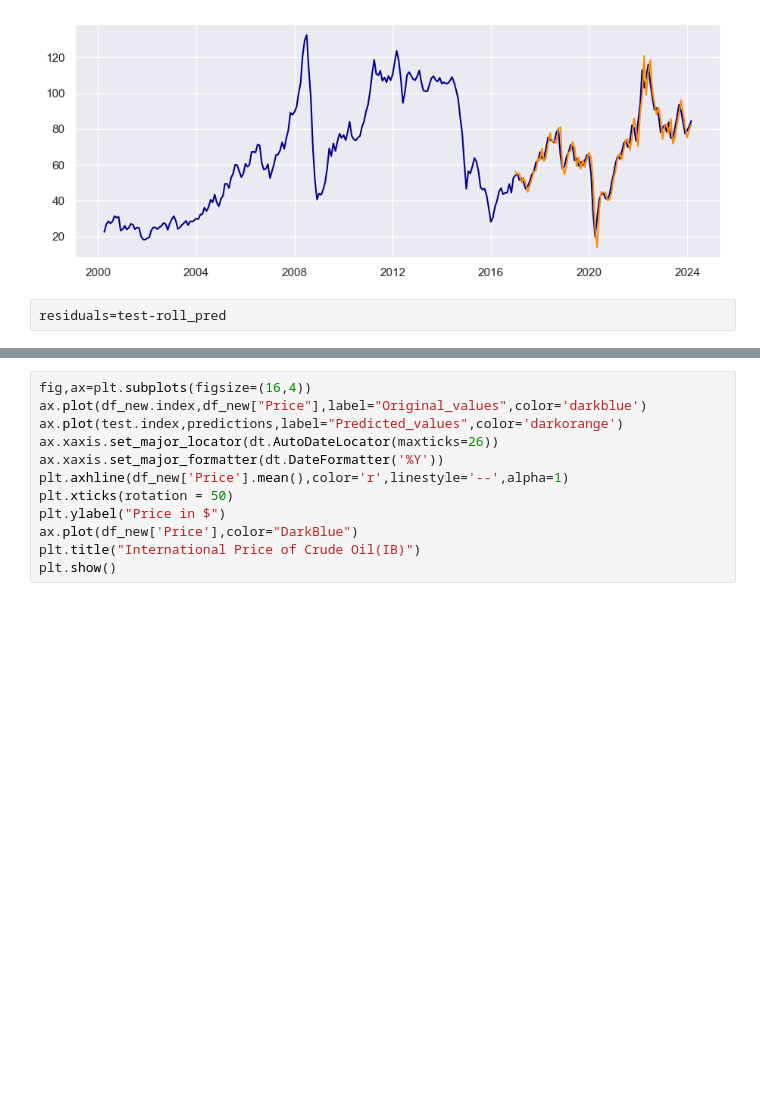
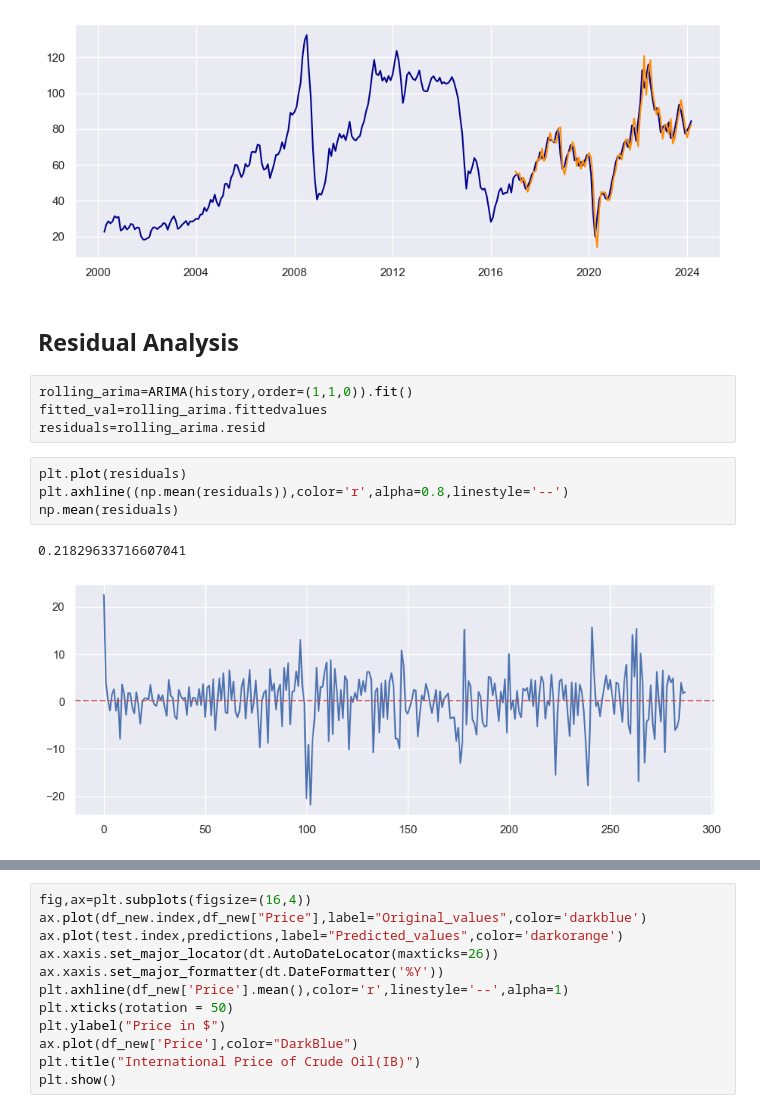
Before and after one commit to kashisharora22/Crude_Oil_Forecast-TSA, a Jupyter notebook: TSA.ipynb, the cells around one changed output, grey strips where cells are left out. Drawn from its saved outputs; the diff is of its cells as text; blank space fills up the shorter version.

```diff
--- a/TSA.ipynb
+++ b/TSA.ipynb
@@ -290,5 +312,16 @@ plt.plot(test.index,roll_pred,label="Rolling Predictions",color="DarkOrange")
 plt.show()
 # %% [output]
 [figure]
+# %% [markdown]
+## Residual Analysis
 # %%
-residuals=test-roll_pred
+rolling_arima=ARIMA(history,order=(1,1,0)).fit()
+fitted_val=rolling_arima.fittedvalues
+residuals=rolling_arima.resid
+# %%
+plt.plot(residuals)
+plt.axhline((np.mean(residuals)),color='r',alpha=0.8,linestyle='--')
+np.mean(residuals)
+# %% [output]
+0.21829633716607041
+[figure, added]
```
Also changed, not shown: parts of 17 cells of this notebook.
